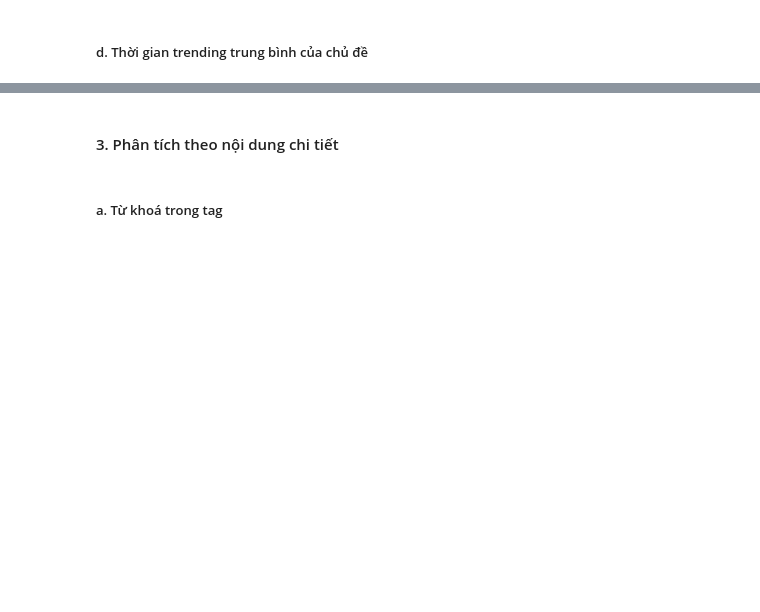
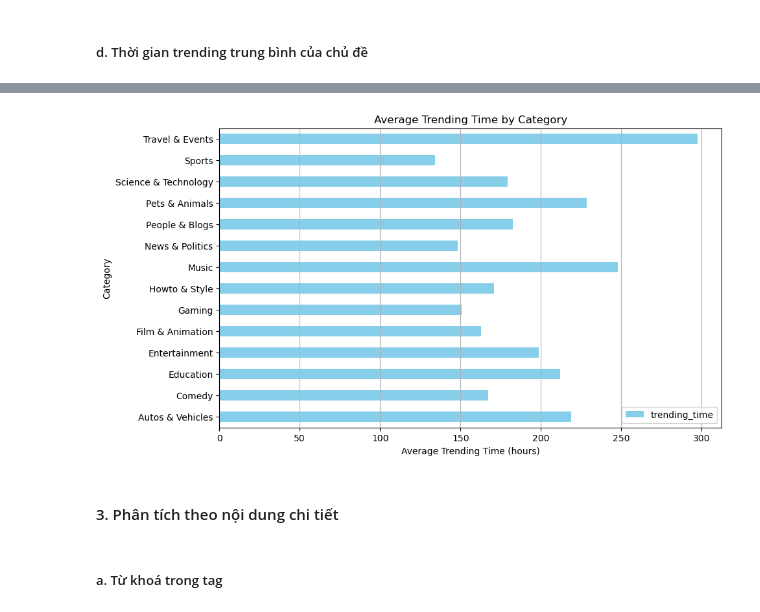
Before and after one commit to sleepifoxx/BTL-Data-Processing, a Jupyter notebook: DataProcessing.ipynb, the cells around one changed output, grey strips where cells are left out. Cells and saved outputs as stored; diff of their text form; code cells hidden in the pictures; blank space fills up the shorter version.

```diff
--- a/DataProcessing.ipynb
+++ b/DataProcessing.ipynb
@@ -276,0 +258,10 @@ plt.show()
+# %%
+trending_category = trending_videos_unique[['category', 'trending_time']].copy()
+
+trending_category['trending_time'] = pd.to_timedelta(trending_category['trending_time'])
+
+trending_category = trending_category.groupby('category').mean()
+
+trending_category = trending_category / np.timedelta64(1, 'h')
+
+trending_category
@@ -277,2 +285,12 @@ plt.show()
+# %%
+trending_category.plot(kind='barh', color='skyblue', figsize=(10, 6))
+plt.title('Average Trending Time by Category')
+plt.xlabel('Average Trending Time (hours)')
+plt.ylabel('Category')
+plt.grid(True, axis='x')
+plt.xticks(rotation=0)
+plt.show()
+# %% [output]
+[figure, added]
 # %% [markdown]
 #### 3. Phân tích theo nội dung chi tiết
```
Also changed, not shown: parts of 25 cells of this notebook, 1 other file.
